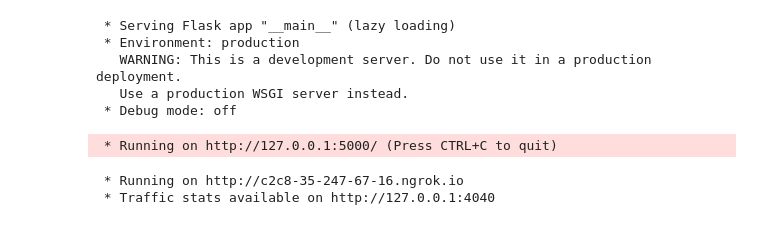
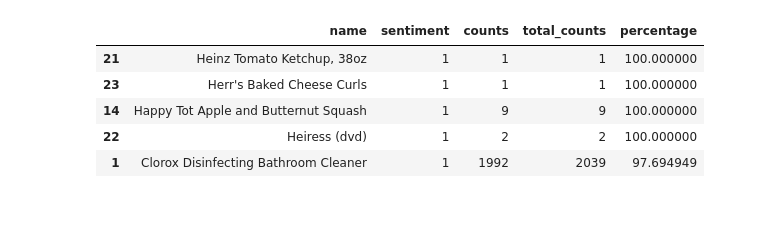
Before and after one commit to naraenraju/Recommendation-System, a Jupyter notebook: Pickle_Testing.ipynb, the cells around one changed output. Drawn from its saved outputs; the diff is of its cells as text; code cells hidden in the pictures.

```diff
--- a/Pickle_Testing.ipynb
+++ b/Pickle_Testing.ipynb
@@ -31,3 +34,12 @@ simple_test = pd.DataFrame(inputs,columns =['reviews'])
+# %%
+def sentiment_predict(reviews_text):
+  test_data = TfidfVectorizer(vocabulary=loaded_vectorizer.get_feature_names_out())
+  X_test_value = test_data.fit_transform(reviews_text)
+  sentiment_output = pd.DataFrame(loaded_model.predict(X_test_value), columns=['sentiment'])
+  reviews_text.reset_index(drop=True, inplace=True)
+  sentiment_output.reset_index(drop=True, inplace=True)
+  sentiment_output = pd.concat([reviews_text, sentiment_output], axis=1)
+  return sentiment_output
 # %%
 # load model from file
 itembaseddf = pickle.load(open("drive/MyDrive/itembased-df.pickle", "rb"))
@@ -41,16 +70,6 @@ ratings.head()
 | 2 | 2 | AV14LG0R-jtxr-f38QfS | Lundberg | Food,Packaged Foods,Snacks,Cracke... | Lundberg | Lundberg Organic Cinnamon Toast R... | 2017-07-09T00:00:00.000Z | 5 | ... |
 | 3 | 3 | AV16khLE-jtxr-f38VFn | K-Y | Personal Care,Medicine Cabinet,Lu... | K-Y | K-Y Love Sensuality Pleasure Gel | 2016-01-06T00:00:00.000Z | 1 | ... |
 | 4 | 4 | AV16khLE-jtxr-f38VFn | K-Y | Personal Care,Medicine Cabinet,Lu... | K-Y | K-Y Love Sensuality Pleasure Gel | 2016-12-21T00:00:00.000Z | 1 | ... |
-# %%
-def sentiment_predict(reviews_text):
-  #print(reviews_text)
-  test_data = CountVectorizer(vocabulary=loaded_vectorizer.get_feature_names_out())
-  X_test_value = test_data.fit_transform(reviews_text)
-  sentiment_output = pd.DataFrame(loaded_model.predict(X_test_value), columns=['sentiment'])
-  reviews_text.reset_index(drop=True, inplace=True)
-  sentiment_output.reset_index(drop=True, inplace=True)
-  sentiment_output = pd.concat([reviews_text, sentiment_output], axis=1)
-  return sentiment_output
 # %%
 #Recommending top 20 products
 top_recommended_products = pd.DataFrame(itembaseddf.loc['08dallas'].sort_values(ascending=False)[0:20])
@@ -133,34 +94,9 @@ Successfully installed flask-ngrok-0.0.25
-# %%
-# Importing flask module in the project is mandatory
-# An object of Flask class is our WSGI application.
-from flask import Flask
-from flask_ngrok import run_with_ngrok
-
-# Flask constructor takes the name of
-# current module (__name__) as argument.
-app = Flask(__name__)
-run_with_ngrok(app)
-
-# The route() function of the Flask class is a decorator,
-# which tells the application which URL should call
-# the associated function.
-@app.route('/')
-# ‘/’ URL is bound with hello_world() function.
-def hello_world():
-    return 'Hello World'
-
-# main driver function
-if __name__ == '__main__':
-
-    # run() method of Flask class runs the application
-    # on the local development server.
-    app.run()
-# %% [output]
- * Serving Flask app "__main__" (lazy loading)
- * Environment: production
-   WARNING: This is a development server. Do not use it in a production deployment.
-   Use a production WSGI server instead.
- * Debug mode: off
- * Running on http://127.0.0.1:5000/ (Press CTRL+C to quit)
- * Running on http://c2c8-35-247-67-16.ngrok.io
- * Traffic stats available on http://127.0.0.1:4040
+# %%
+gb_final.sort_values('percentage', ascending=False).head(5)
+# %% [output]
+|  | name | sentiment | counts | total_counts | percentage |
+| 21 | Heinz Tomato Ketchup, 38oz | 1 | 1 | 1 | 100.000000 |
+| 23 | Herr's Baked Cheese Curls | 1 | 1 | 1 | 100.000000 |
+| 14 | Happy Tot Apple and Butternut Squash | 1 | 9 | 9 | 100.000000 |
+| 22 | Heiress (dvd) | 1 | 2 | 2 | 100.000000 |
+| 1 | Clorox Disinfecting Bathroom Cleaner | 1 | 1992 | 2039 | 97.694949 |
```
Also changed, not shown: parts of 11 cells of this notebook, 7 other files.
